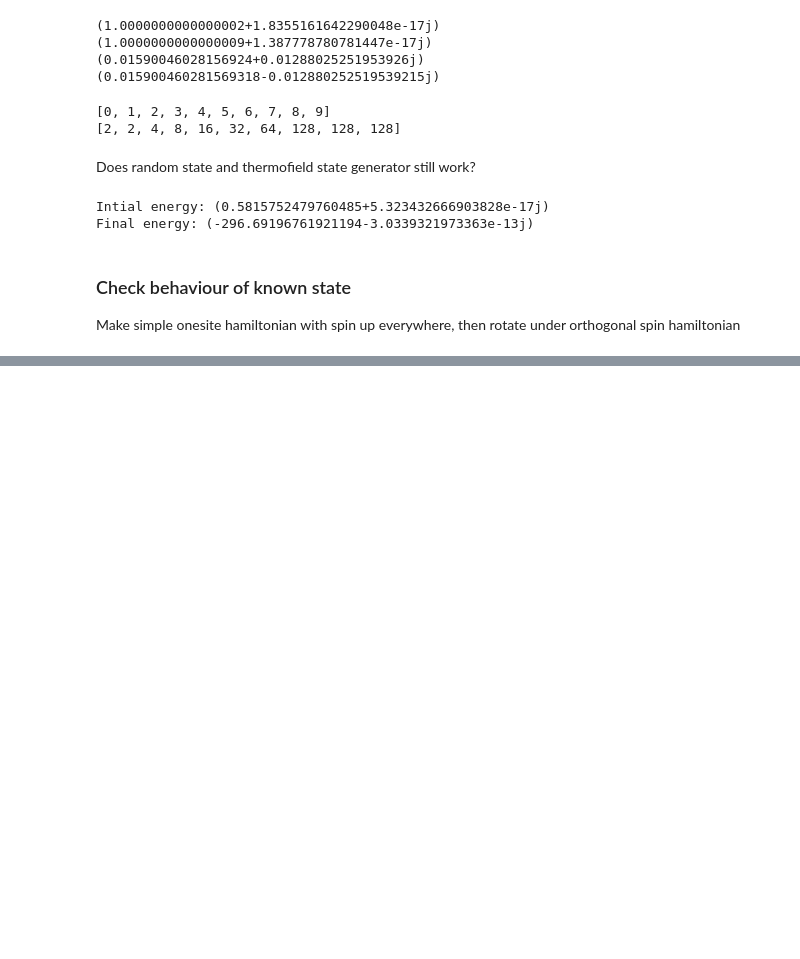
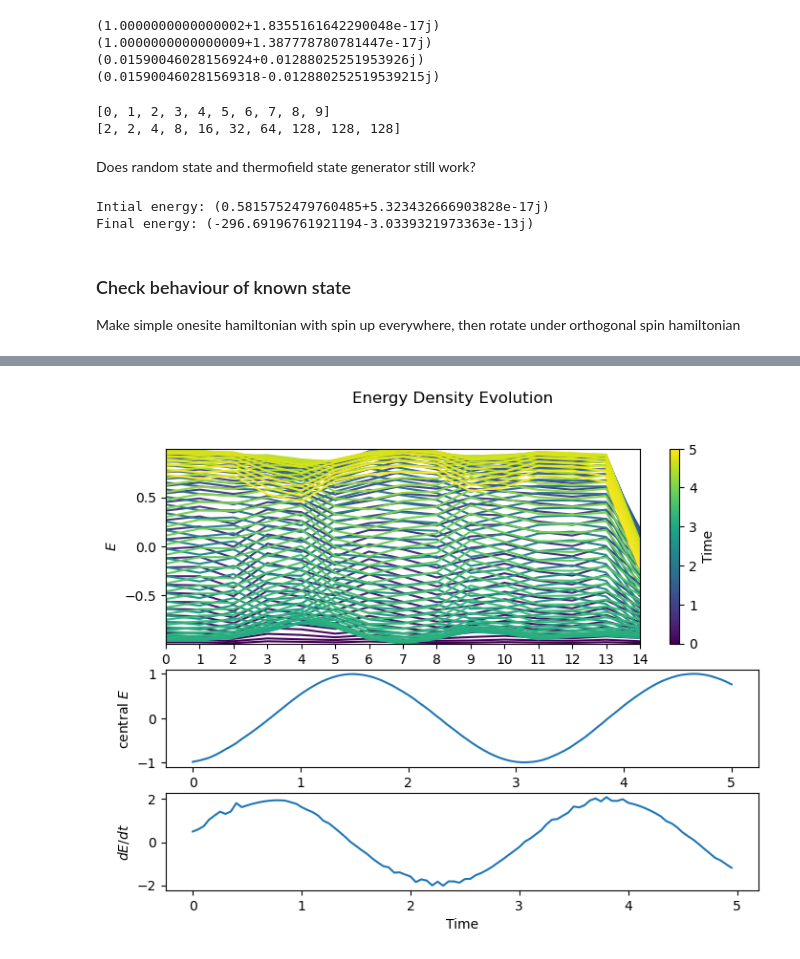
Before and after one commit to OscarCharlieST/quantum-tensor, a Jupyter notebook: active.ipynb, the cells around one changed output, grey strips where cells are left out. Saved outputs shown, nothing was run; the diff lists cells and outputs as text; code cells hidden in the pictures; blank space fills up the shorter version.

```diff
--- a/active.ipynb
+++ b/active.ipynb
@@ -743,0 +760,5 @@ array(0.+0.j)
+# %%
+state_hist, expectatoins = sim.tdvp_new(
+    spin_up, H_x, t_f=5, steps=100, method=sim.method_exact_new,
+    history=True, verbose=True
+)
@@ -743,0 +783,4 @@ array(0.+0.j)
+# %%
+vis.plot_energy_density_evolution(state_hist, H_z_terms.values())
+# %% [output]
+[figure, added]
```
Also changed, not shown: parts of 13 cells of this notebook, 3 other files.
